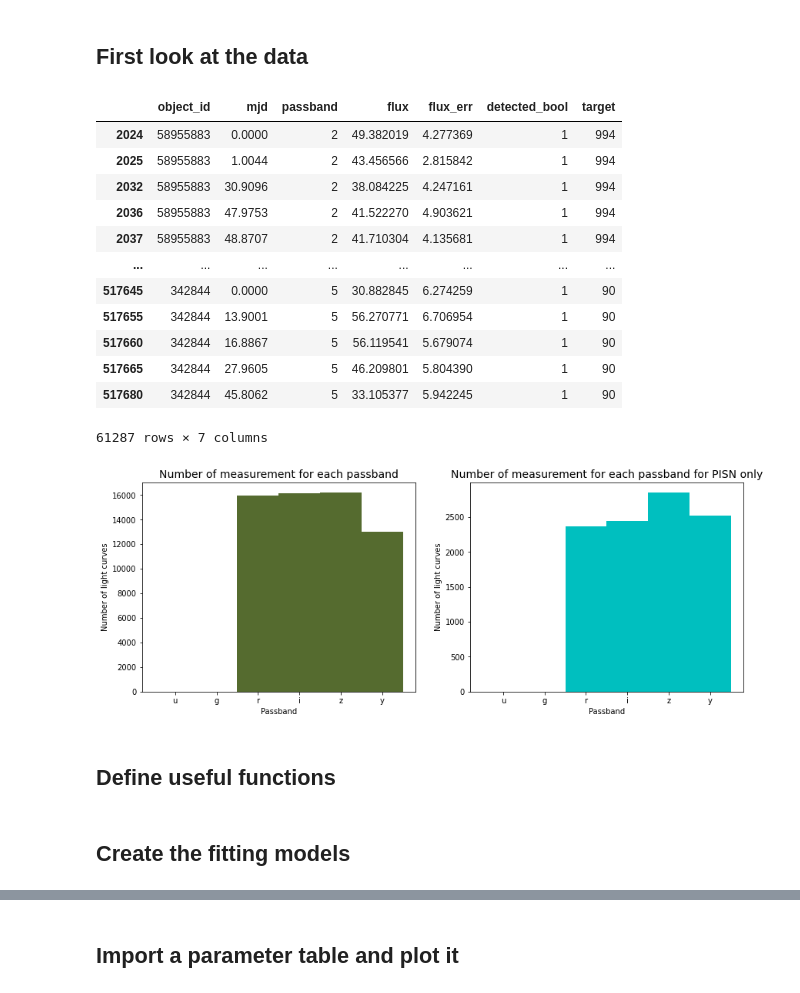
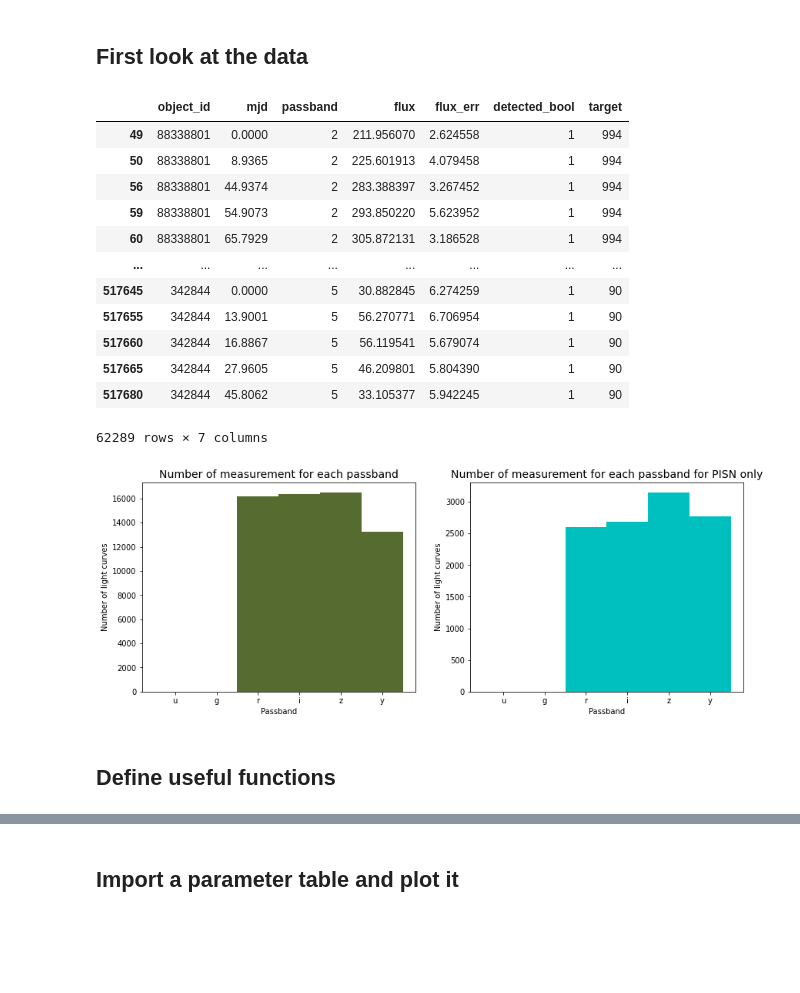
Before and after one commit to erusseil/PISN-classification, a Jupyter notebook: FeatureExtraction/AnalyseExtraction.ipynb, the cells around one changed output, grey strips where cells are left out. Drawn from its saved outputs; the diff is of its cells as text; code cells hidden in the pictures; blank space fills up the shorter version.

```diff
--- a/FeatureExtraction/AnalyseExtraction.ipynb
+++ b/FeatureExtraction/AnalyseExtraction.ipynb
@@ -11,24 +10,24 @@ from paraa import *     # avoid writing the same function more than once
 # %%
 # this cannot be run without the filtered_dataDB_complete.pkl file
 
-train = pd.read_pickle("../data/CleanDataBase/Gold_test_10.pkl")
+train = pd.read_pickle("../../plasticc/CleanDataBase/Gold_train.pkl")
 objects = np.unique(train['object_id'])
 target_types = np.hstack([np.unique(train['target']), [999]])
 train
 # %% [output]
 |  | object_id | mjd | passband | flux | flux_err | detected_bool | target |
-| 2024 | 58955883 | 0.0000 | 2 | 49.382019 | 4.277369 | 1 | 994 |
-| 2025 | 58955883 | 1.0044 | 2 | 43.456566 | 2.815842 | 1 | 994 |
-| 2032 | 58955883 | 30.9096 | 2 | 38.084225 | 4.247161 | 1 | 994 |
-| 2036 | 58955883 | 47.9753 | 2 | 41.522270 | 4.903621 | 1 | 994 |
-| 2037 | 58955883 | 48.8707 | 2 | 41.710304 | 4.135681 | 1 | 994 |
+| 49 | 88338801 | 0.0000 | 2 | 211.956070 | 2.624558 | 1 | 994 |
+| 50 | 88338801 | 8.9365 | 2 | 225.601913 | 4.079458 | 1 | 994 |
+| 56 | 88338801 | 44.9374 | 2 | 283.388397 | 3.267452 | 1 | 994 |
+| 59 | 88338801 | 54.9073 | 2 | 293.850220 | 5.623952 | 1 | 994 |
+| 60 | 88338801 | 65.7929 | 2 | 305.872131 | 3.186528 | 1 | 994 |
 | ... | ... | ... | ... | ... | ... | ... | ... |
 | 517645 | 342844 | 0.0000 | 5 | 30.882845 | 6.274259 | 1 | 90 |
 | 517655 | 342844 | 13.9001 | 5 | 56.270771 | 6.706954 | 1 | 90 |
 | 517660 | 342844 | 16.8867 | 5 | 56.119541 | 5.679074 | 1 | 90 |
 | 517665 | 342844 | 27.9605 | 5 | 46.209801 | 5.804390 | 1 | 90 |
 | 517680 | 342844 | 45.8062 | 5 | 33.105377 | 5.942245 | 1 | 90 |
-61287 rows × 7 columns
+62289 rows × 7 columns
 # %%
 plt.figure(figsize=(14,5))
 plt.subplot(1,2,1)
@@ -45,7 +44,7 @@ plt.ylabel('Number of light curves')
 plt.xlabel('Passband')
 plt.xticks(np.arange(6)+0.5, ['u','g','r','i','z','y']);
 # %% [output]
-[figure, old version]
+[figure, new version]
 # %% [markdown]
 ## Define useful functions
 # %%
@@ -90,5 +89,3 @@ def compare(ide,band,table,model,nb_param,band_used):
 
 def get_target(ide):
     return train.loc[train['object_id']==ide,'target'].min()
-# %% [markdown]
-## Create the fitting models
```
Also changed, not shown: parts of 8 cells of this notebook.
